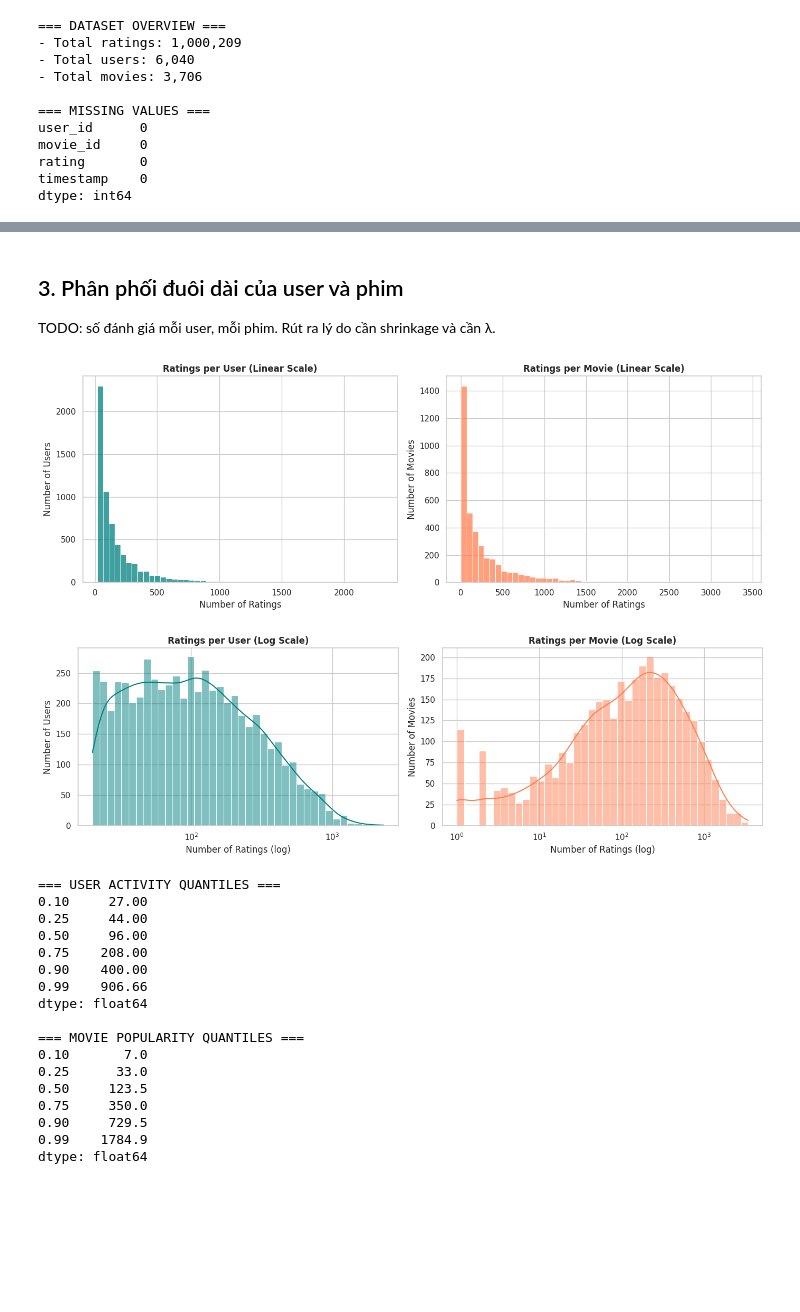
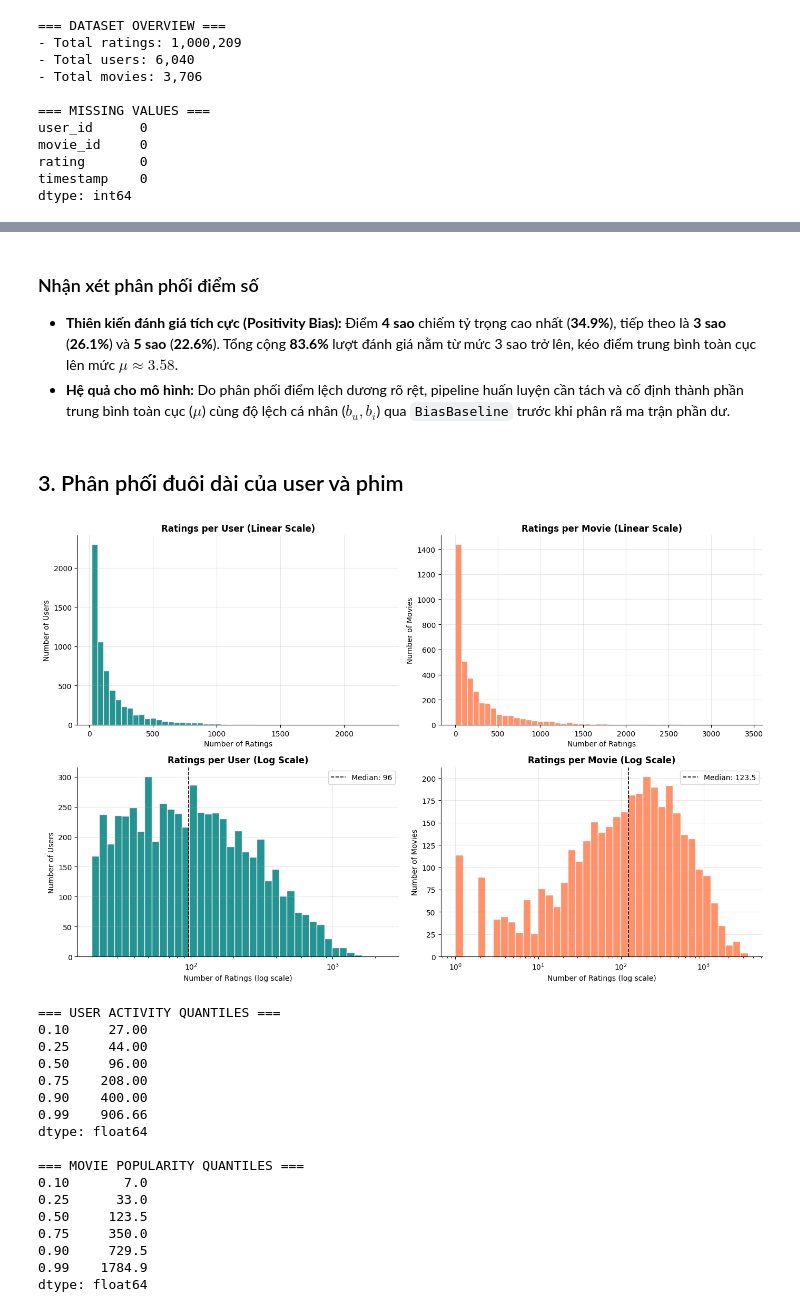
Before and after one commit to Sora-Huynh/mf-recsys, a Jupyter notebook: notebooks/01_eda.ipynb, the cells around one changed output, grey strips where cells are left out. Saved outputs shown, nothing was run; the diff lists cells and outputs as text; code cells hidden in the pictures; blank space fills up the shorter version.

Commit message:
fix(eda): use matplotlib only, export report figures, and align conclusions

```diff
--- a/notebooks/01_eda.ipynb
+++ b/notebooks/01_eda.ipynb
@@ -17,6 +15,9 @@ if str(PROJECT_ROOT) not in sys.path:
 from src.data import load
 
 RAW_DIR = PROJECT_ROOT / "data" / "raw" / "ml-1m"
+FIG_DIR = PROJECT_ROOT / "reports" / "figures"
+FIG_DIR.mkdir(parents=True, exist_ok=True)
+
 ratings = load.load_ratings(RAW_DIR)
 
 n_rows = len(ratings)
@@ -85,47 +89,64 @@ Passing `palette` without assigning `hue` is deprecated and will be removed in v
+# %% [markdown]
+### Nhận xét phân phối điểm số
+
+- **Thiên kiến đánh giá tích cực (Positivity Bias):** Điểm **4 sao** chiếm tỷ trọng cao nhất (**34.9%**), tiếp theo là **3 sao** (**26.1%**) và **5 sao** (**22.6%**). Tổng cộng **83.6%** lượt đánh giá nằm từ mức 3 sao trở lên, kéo điểm trung bình toàn cục lên mức $\mu \approx 3.58$.
+- **Hệ quả cho mô hình:** Do phân phối điểm lệch dương rõ rệt, pipeline huấn luyện cần tách và cố định thành phần trung bình toàn cục ($\mu$) cùng độ lệch cá nhân ($b_u, b_i$) qua `BiasBaseline` trước khi phân rã ma trận phần dư.
 # %% [markdown]
 ## 3. Phân phối đuôi dài của user và phim
-
-TODO: số đánh giá mỗi user, mỗi phim. Rút ra lý do cần shrinkage và cần λ.
 # %%
-fig, axes = plt.subplots(1, 2, figsize=(14, 5))
-sns.set_theme(style="whitegrid")
+import numpy as np
 
 user_counts = ratings.groupby("user_id").size()
-sns.histplot(user_counts, bins=50, kde=False, ax=axes[0], color="teal")
-axes[0].set_title("Ratings per User (Linear Scale)", fontsize=12, fontweight="bold")
-axes[0].set_xlabel("Number of Ratings")
-axes[0].set_ylabel("Number of Users")
+movie_counts = ratings.groupby("movie_id").size()
 
-movie_counts = ratings.groupby("movie_id").size()
-sns.histplot(movie_counts, bins=50, kde=False, ax=axes[1], color="coral")
-axes[1].set_title("Ratings per Movie (Linear Scale)", fontsize=12, fontweight="bold")
-axes[1].set_xlabel("Number of Ratings")
-axes[1].set_ylabel("Number of Movies")
+fig, axes = plt.subplots(2, 2, figsize=(14, 9))
+
+# 1. User - Linear Scale
+axes[0, 0].hist(user_counts, bins=50, color="teal", edgecolor="white", alpha=0.85)
+axes[0, 0].set_title("Ratings per User (Linear Scale)", fontsize=12, fontweight="bold")
+axes[0, 0].set_xlabel("Number of Ratings")
+axes[0, 0].set_ylabel("Number of Users")
+
+# 2. Movie - Linear Scale
+axes[0, 1].hist(movie_counts, bins=50, color="coral", edgecolor="white", alpha=0.85)
+axes[0, 1].set_title("Ratings per Movie (Linear Scale)", fontsize=12, fontweight="bold")
+axes[0, 1].set_xlabel("Number of Ratings")
+axes[0, 1].set_ylabel("Number of Movies")
+
+# 3. User - Log Scale
+user_bins = np.logspace(np.log10(user_counts.min()), np.log10(user_counts.max()), 40)
+axes[1, 0].hist(user_counts, bins=user_bins, color="teal", edgecolor="white", alpha=0.85)
+axes[1, 0].set_xscale("log")
+axes[1, 0].axvline(user_counts.median(), color="black", linestyle="--", linewidth=1.2, label=f"Median: {user_counts.median():.0f}")
+axes[1, 0].set_title("Ratings per User (Log Scale)", fontsize=12, fontweight="bold")
+axes[1, 0].set_xlabel("Number of Ratings (log scale)")
+axes[1, 0].set_ylabel("Number of Users")
+axes[1, 0].legend()
+
+# 4. Movie - Log Scale
+movie_bins = np.logspace(np.log10(movie_counts.min()), np.log10(movie_counts.max()), 40)
+axes[1, 1].hist(movie_counts, bins=movie_bins, color="coral", edgecolor="white", alpha=0.85)
+axes[1, 1].set_xscale("log")
+axes[1, 1].axvline(movie_counts.median(), color="black", linestyle="--", linewidth=1.2, label=f"Median: {movie_counts.median():.1f}")
+axes[1, 1].set_title("Ratings per Movie (Log Scale)", fontsize=12, fontweight="bold")
+axes[1, 1].set_xlabel("Number of Ratings (log scale)")
+axes[1, 1].set_ylabel("Number of Movies")
+axes[1, 1].legend()
+
+for ax in axes.flat:
+    ax.spines["top"].set_visible(False)
+    ax.spines["right"].set_visible(False)
 
 plt.tight_layout()
-plt.show()
-
-fig, axes = plt.subplots(1, 2, figsize=(14, 4.5))
-sns.histplot(user_counts, bins=40, kde=True, ax=axes[0], color="teal", log_scale=True)
-axes[0].set_title("Ratings per User (Log Scale)", fontweight="bold")
-axes[0].set_xlabel("Number of Ratings (log)")
-axes[0].set_ylabel("Number of Users")
-
-sns.histplot(movie_counts, bins=40, kde=True, ax=axes[1], color="coral", log_scale=True)
-axes[1].set_title("Ratings per Movie (Log Scale)", fontweight="bold")
-axes[1].set_xlabel("Number of Ratings (log)")
-axes[1].set_ylabel("Number of Movies")
-
-plt.tight_layout()
+plt.savefig(FIG_DIR / "eda_long_tail.png", dpi=300, bbox_inches="tight")
 plt.show()
 
 print("=== USER ACTIVITY QUANTILES ===")
 print(user_counts.quantile([0.1, 0.25, 0.5, 0.75, 0.9, 0.99]))
 print("\n=== MOVIE POPULARITY QUANTILES ===")
 print(movie_counts.quantile([0.1, 0.25, 0.5, 0.75, 0.9, 0.99]))
 # %% [output]
-[figure, old version]
+[figure, new version]
-[figure, removed]
 === USER ACTIVITY QUANTILES ===
 0.10     27.00
 0.25     44.00
```
Also changed, not shown: parts of 9 cells of this notebook, 3 other files.
